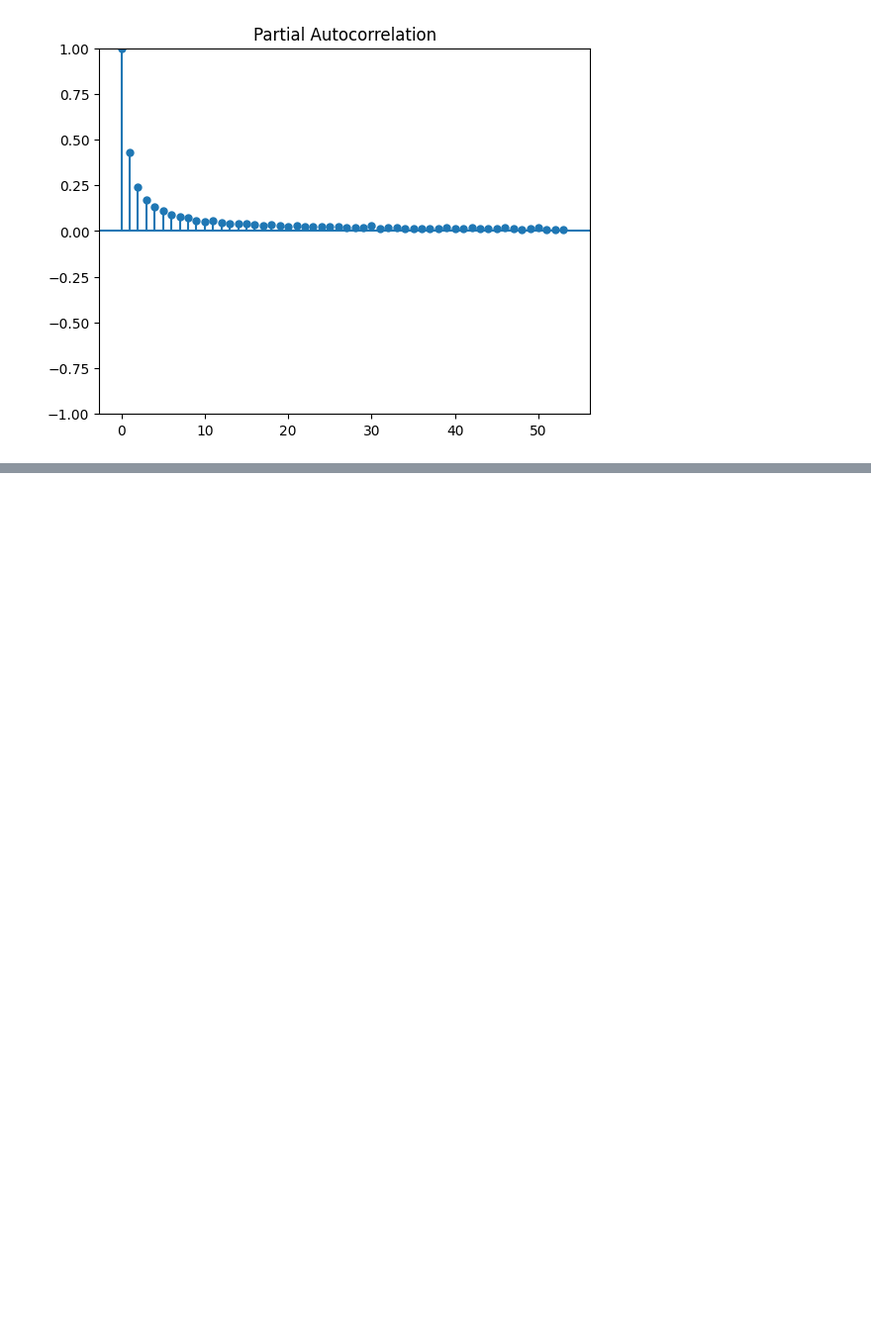
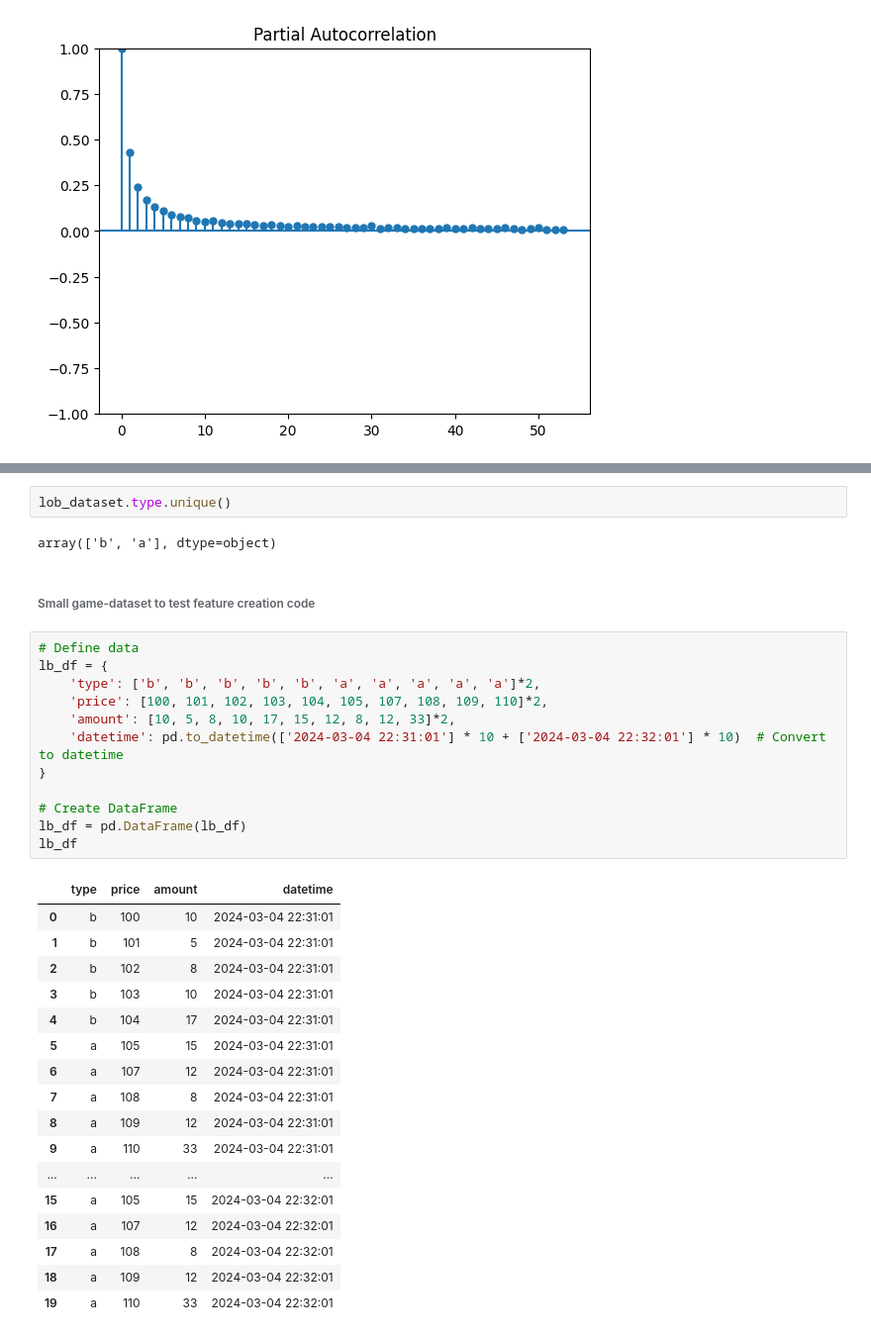
Before and after one commit to pfurjesz/MLFCS, a Jupyter notebook: EDA.ipynb, the cells around one changed output, grey strips where cells are left out. Shown at 99% size. Drawn from its saved outputs; the diff is of its cells as text; blank space fills up the shorter version.

Commit message:
LOB data preprocessing

```diff
--- a/EDA.ipynb
+++ b/EDA.ipynb
@@ -225,0 +314,36 @@ plot_pacf(trx_dataset_grouped['log_deseasoned_total_volume']);
+# %%
+lob_dataset.type.unique()
+# %% [output]
+array(['b', 'a'], dtype=object)
+# %% [markdown]
+###### Small game-dataset to test feature creation code
+# %%
+# Define data
+lb_df = {
+    'type': ['b', 'b', 'b', 'b', 'b', 'a', 'a', 'a', 'a', 'a']*2,
+    'price': [100, 101, 102, 103, 104, 105, 107, 108, 109, 110]*2,
+    'amount': [10, 5, 8, 10, 17, 15, 12, 8, 12, 33]*2,
+    'datetime': pd.to_datetime(['2024-03-04 22:31:01'] * 10 + ['2024-03-04 22:32:01'] * 10)  # Convert to datetime
+}
+
+# Create DataFrame
+lb_df = pd.DataFrame(lb_df)
+lb_df
+# %% [output]
+|  | type | price | amount | datetime |
+| 0 | b | 100 | 10 | 2024-03-04 22:31:01 |
+| 1 | b | 101 | 5 | 2024-03-04 22:31:01 |
+| 2 | b | 102 | 8 | 2024-03-04 22:31:01 |
+| 3 | b | 103 | 10 | 2024-03-04 22:31:01 |
+| 4 | b | 104 | 17 | 2024-03-04 22:31:01 |
+| 5 | a | 105 | 15 | 2024-03-04 22:31:01 |
+| 6 | a | 107 | 12 | 2024-03-04 22:31:01 |
+| 7 | a | 108 | 8 | 2024-03-04 22:31:01 |
+| 8 | a | 109 | 12 | 2024-03-04 22:31:01 |
+| 9 | a | 110 | 33 | 2024-03-04 22:31:01 |
+| ... | ... | ... | ... | ... |
+| 15 | a | 105 | 15 | 2024-03-04 22:32:01 |
+| 16 | a | 107 | 12 | 2024-03-04 22:32:01 |
+| 17 | a | 108 | 8 | 2024-03-04 22:32:01 |
+| 18 | a | 109 | 12 | 2024-03-04 22:32:01 |
+| 19 | a | 110 | 33 | 2024-03-04 22:32:01 |
```
Also changed, not shown: parts of 21 cells of this notebook.
